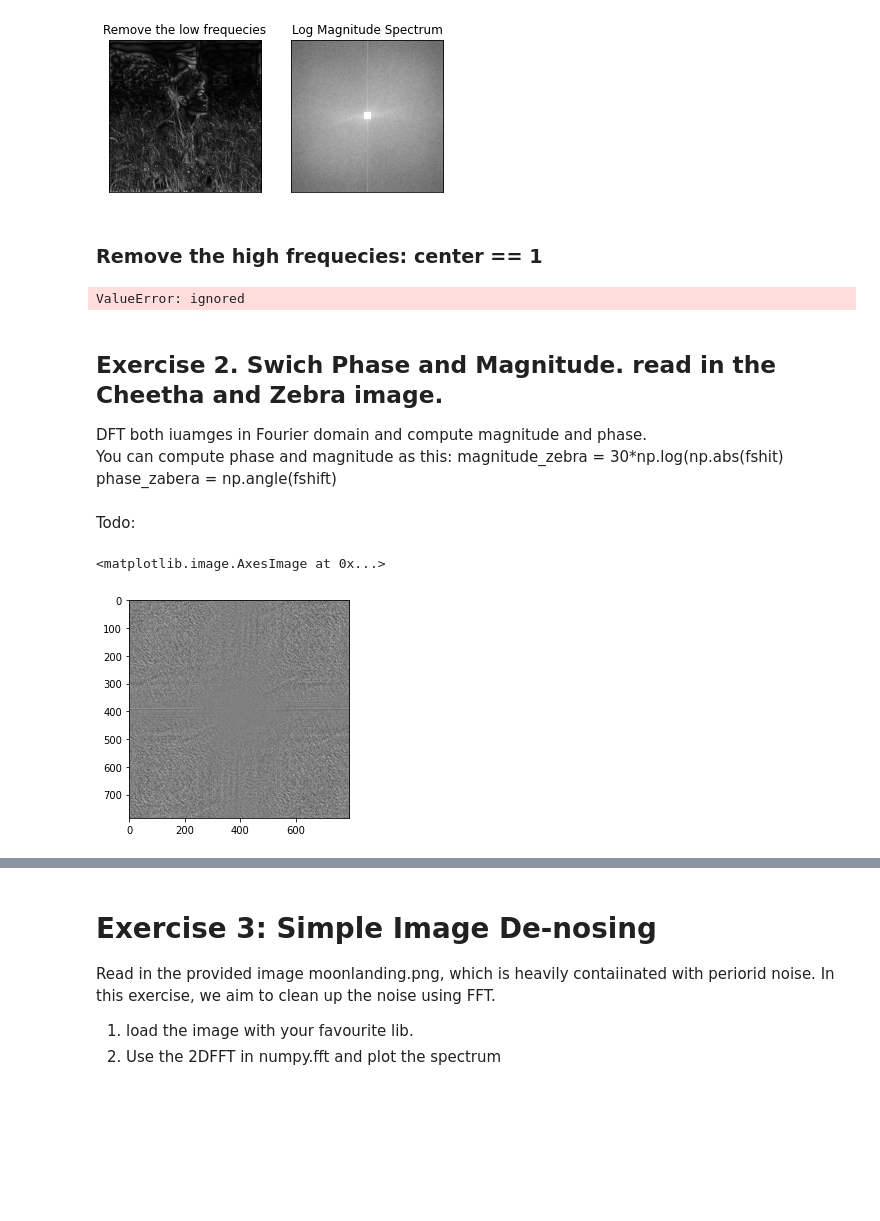
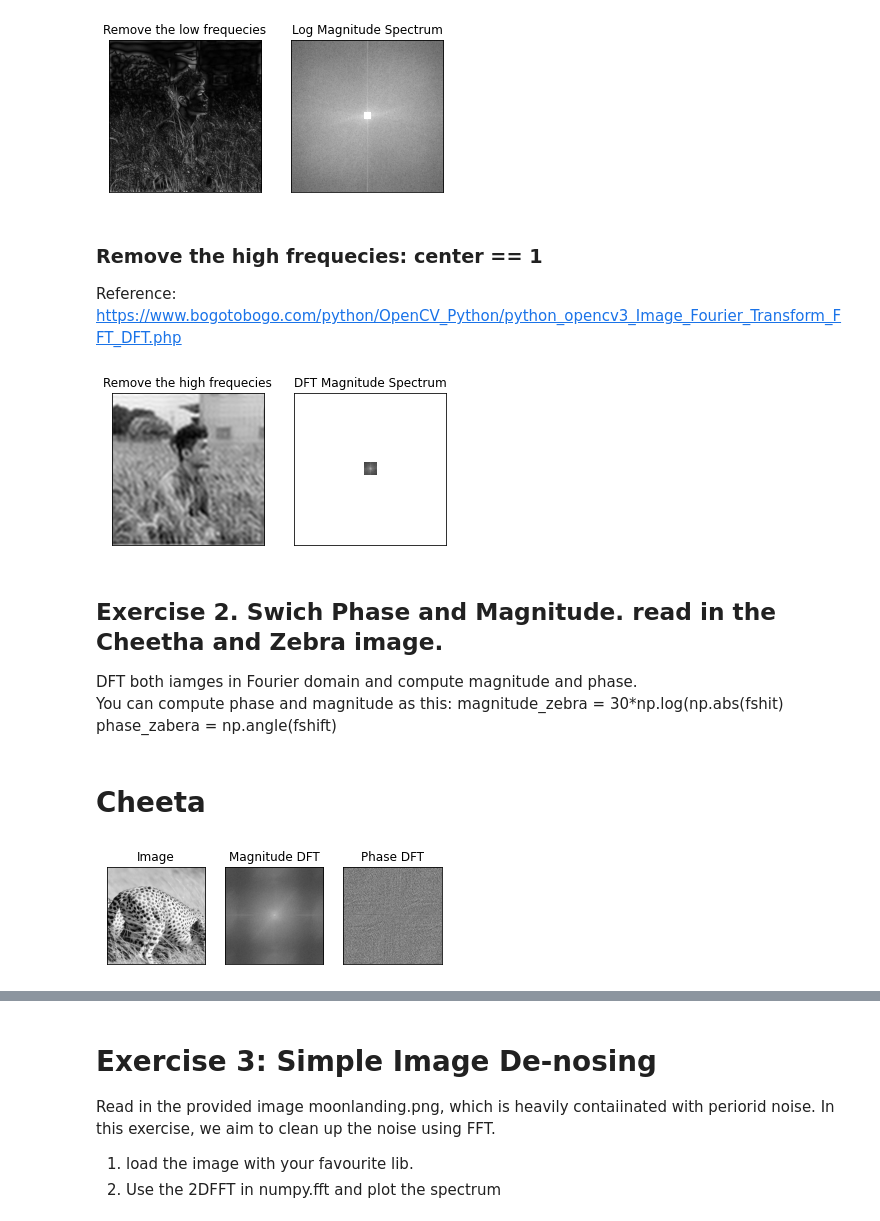
Before and after one commit to twyunting/CSC-676_Computer-Vision, a Jupyter notebook: labs/wk7/Copy of Lecture10_Exercises.ipynb, the cells around one changed output, grey strips where cells are left out. Cells and saved outputs as stored; diff of their text form; code cells hidden in the pictures; blank space fills up the shorter version.

```diff
--- a/labs/wk7/Copy of Lecture10_Exercises.ipynb
+++ b/labs/wk7/Copy of Lecture10_Exercises.ipynb
@@ -130,16 +132,23 @@ plt.show()
 [figure]
 # %% [markdown]
 ### Remove the high frequecies: center == 1
+
+Reference: https://www.bogotobogo.com/python/OpenCV_Python/python_opencv3_Image_Fourier_Transform_FFT_DFT.php
 # %%
+img = imageio.imread('wheat.jpg', as_gray=True)
+
+f = np.fft.fft2(img)
+dft_shift = np.fft.fftshift(f)
+
 rows, cols = img.shape
 crows, ccols = round(rows/2), round(cols/2) # centralized
 
 # create a mask first, center square is 1, remaining all zeros
-mask = np.zeros((crows, ccols), np.uint8) # np.uint8 = Unsigned integer (0 to 255)
-mask[crow-30:crow+30, ccols-30:ccols+30] = 1
+mask = np.zeros((rows, cols), np.uint8) # np.uint8 = Unsigned integer (0 to 255)
+mask[crows-30:crows+30, ccols-30:ccols+30] = 1
 
-fshift = fshift* mask
-
+# apply mask and inverse DFT
+fshift = mask*dft_shift
 magnitude_spectrum = 30*np.log(np.abs(fshift))
 f_shift = np.fft.ifftshift(fshift) # The inverse of fftshift
 img_back = np.fft.ifft2(f_shift) # Compute the 2-dimensional inverse discrete Fourier Transform
@@ -149,13 +158,13 @@ img_back = np.abs(img_back) # must be positive values
 plt.subplot(121),plt.imshow(img_back , cmap = 'gray')
 plt.title('Remove the high frequecies'), plt.xticks([]), plt.yticks([])
 plt.subplot(122),plt.imshow(magnitude_spectrum, cmap = 'gray')
-plt.title('Log Magnitude Spectrum'), plt.xticks([]), plt.yticks([])
+plt.title('DFT Magnitude Spectrum'), plt.xticks([]), plt.yticks([])
 plt.show()
 # %% [output]
-ValueError: ignored
+[figure, added]
 # %% [markdown]
 ## Exercise 2. Swich Phase and Magnitude.  read in the Cheetha and Zebra image.
-DFT both iuamges in Fourier domain and compute magnitude and phase.
+DFT both iamges in Fourier domain and compute magnitude and phase.
 You can compute phase and magnitude as this:
 magnitude_zebra = 30*np.log(np.abs(fshit)
 phase_zabera = np.angle(fshift)
@@ -172,19 +181,26 @@ phase_cheetah = np.angle(fshift)
 # Todo: repeat above with Zebra
 # Todo: Display the original image and the DFT components
 # Todo: Please reconstruct the images, please switch phase of zebra and cheeta, and display the final image here
-# %% [markdown]
-Todo:
+# %% [markdown]
+# Cheeta
 # %%
 cheeta = imageio.imread("cheetah.png", as_gray = True)
 f = np.fft.ifft2(cheeta)
 fshift = np.fft.fftshift(f)
 magnitude_cheetah = 30*np.log(np.abs(fshift))
 phase_cheetah = np.angle(fshift) #compute cheeta
 theta = np.cos(phase_cheetah)
 re = magnitude_cheetah*theta
 im = magnitude_cheetah*np.sin(phase_cheetah)
-# plt.figure()
-# plt.imshow(im, cmap='gray')
+
+
+# plot
+plt.subplot(131),plt.imshow(cheeta , cmap = 'gray')
+plt.title('Image'), plt.xticks([]), plt.yticks([])
+plt.subplot(132),plt.imshow(magnitude_cheetah, cmap = 'gray')
+plt.title('Magnitude DFT'), plt.xticks([]), plt.yticks([])
+plt.subplot(133),plt.imshow(phase_cheetah, cmap = 'gray')
+plt.title('Phase DFT'), plt.xticks([]), plt.yticks([])
+plt.show()
 # %% [output]
-<matplotlib.image.AxesImage at 0x...>
-[figure, old version]
+[figure, new version]
```
Also changed, not shown: parts of 11 cells of this notebook, 1 other file.
